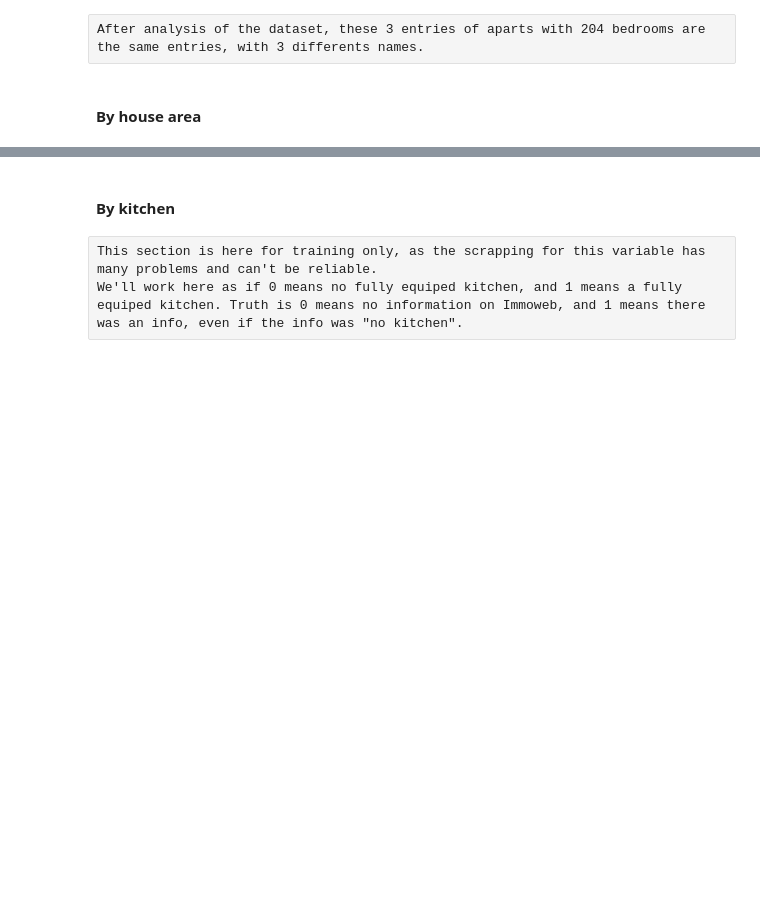
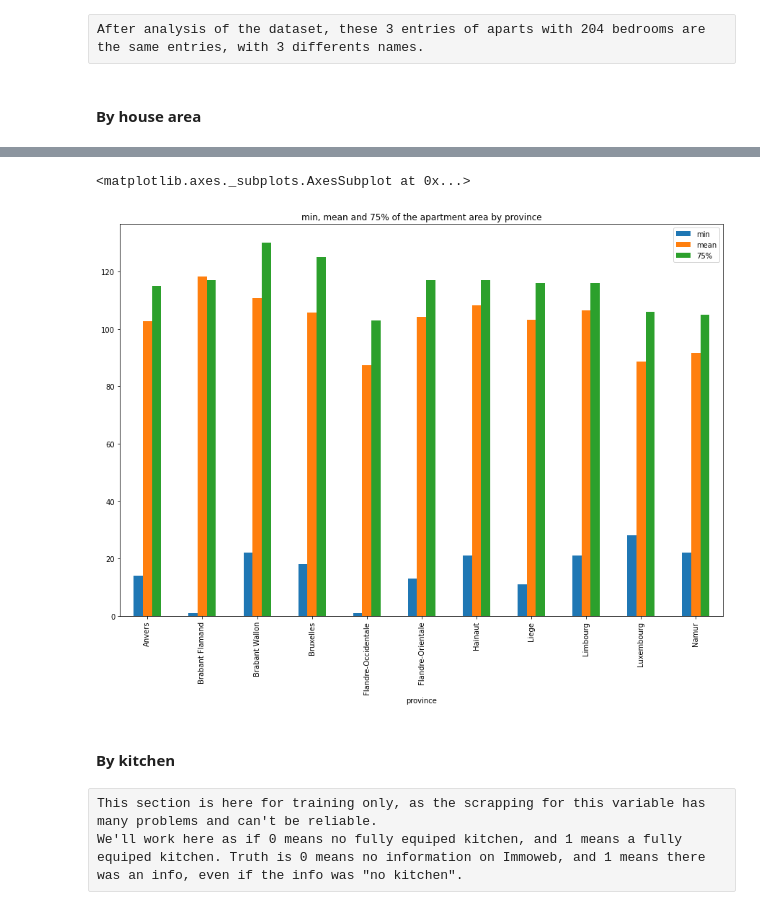
Before and after one commit to Demesmaeker/Immo_data_analysis, a Jupyter notebook: Comparisons between variables (no prices).ipynb, the cells around one changed output, grey strips where cells are left out. Saved outputs shown, nothing was run; the diff lists cells and outputs as text; code cells hidden in the pictures; blank space fills up the shorter version.

```diff
--- a/Comparisons between variables (no prices).ipynb
+++ b/Comparisons between variables (no prices).ipynb
@@ -643,0 +681,5 @@ After analysis of the dataset, these 3 entries of aparts with 204 bedrooms are t
+# %%
+apart_loc_area = locality_home_area[locality_home_area['type_of_property'] == 'apartment']
+apart_loc_area = apart_loc_area.groupby('province').house_area.describe()
+apart_loc_area.reset_index(level=0, inplace=True)
+apart_loc_area
@@ -644,3 +699,11 @@ After analysis of the dataset, these 3 entries of aparts with 204 bedrooms are t
+# %%
+apart_loc_area.plot.bar(x = 'province',
+                        y = ['min', 'mean', '75%'],
+                       figsize=(15,10),
+                       title="min, mean and 75% of the apartment area by province")
+# %% [output]
+<matplotlib.axes._subplots.AxesSubplot at 0x...>
+[figure, added]
 # %% [markdown]
 #### By kitchen
 # %% [raw]
```
Also changed, not shown: parts of 5 cells of this notebook.
